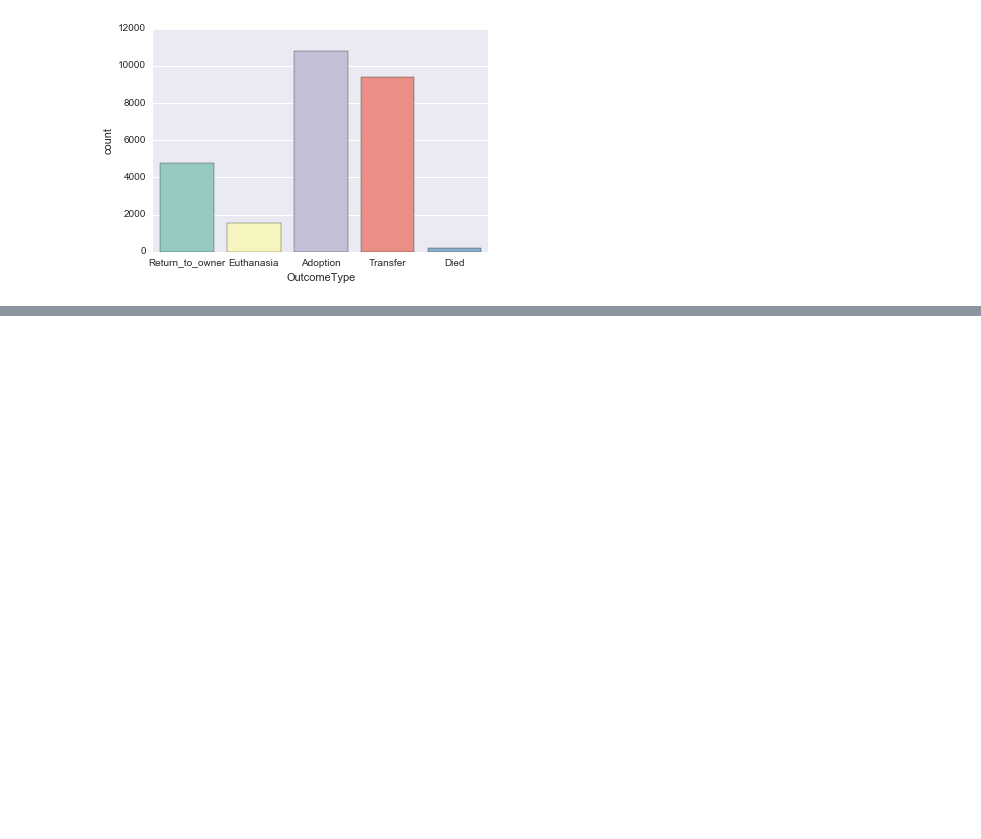
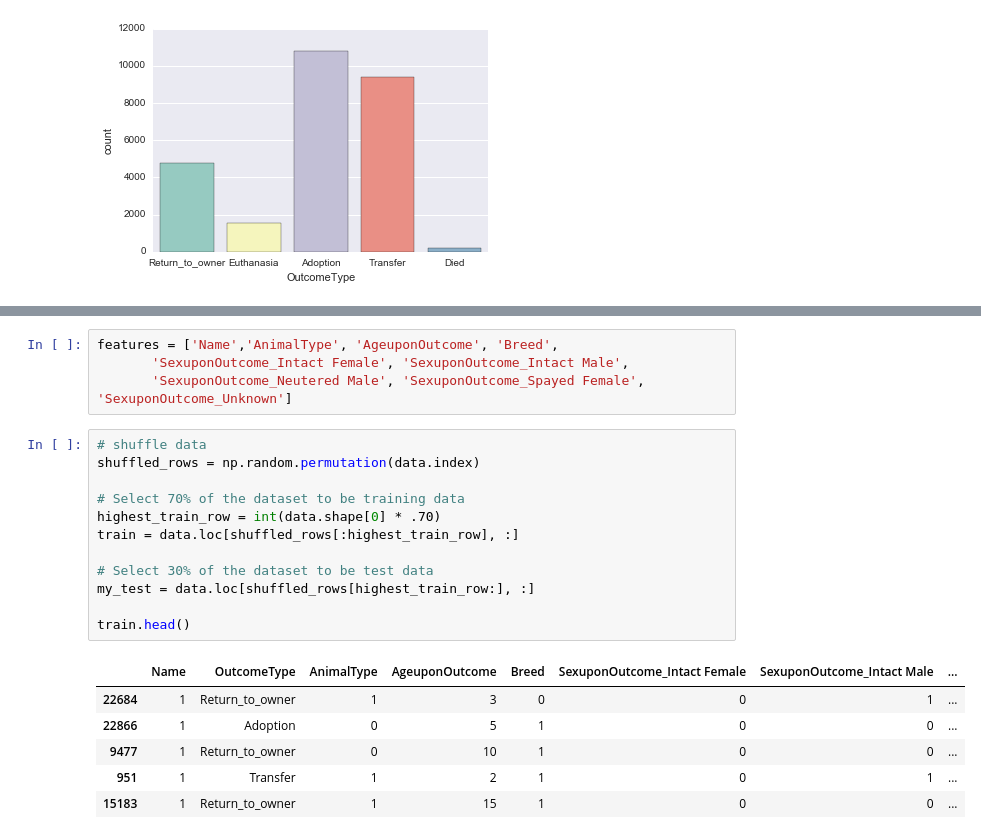
Before and after one commit to Katy-katy/Shelter-Animal-Outcomes-Machine-Learning-Python, a Jupyter notebook: shelter.ipynb, the cells around one changed output, grey strips where cells are left out. Saved outputs shown, nothing was run; the diff lists cells and outputs as text; blank space fills up the shorter version.

```diff
--- a/shelter.ipynb
+++ b/shelter.ipynb
@@ -66,0 +193,23 @@ df.head()
+# %%
+features = ['Name','AnimalType', 'AgeuponOutcome', 'Breed',
+       'SexuponOutcome_Intact Female', 'SexuponOutcome_Intact Male',
+       'SexuponOutcome_Neutered Male', 'SexuponOutcome_Spayed Female', 'SexuponOutcome_Unknown']
+# %%
+# shuffle data
+shuffled_rows = np.random.permutation(data.index)
+
+# Select 70% of the dataset to be training data
+highest_train_row = int(data.shape[0] * .70)
+train = data.loc[shuffled_rows[:highest_train_row], :]
+
+# Select 30% of the dataset to be test data
+my_test = data.loc[shuffled_rows[highest_train_row:], :]
+
+train.head()
+# %% [output]
+|  | Name | OutcomeType | AnimalType | AgeuponOutcome | Breed | SexuponOutcome_Intact Female | SexuponOutcome_Intact Male | ... |
+| 22684 | 1 | Return_to_owner | 1 | 3 | 0 | 0 | 1 | ... |
+| 22866 | 1 | Adoption | 0 | 5 | 1 | 0 | 0 | ... |
+| 9477 | 1 | Return_to_owner | 0 | 10 | 1 | 0 | 0 | ... |
+| 951 | 1 | Transfer | 1 | 2 | 1 | 0 | 1 | ... |
+| 15183 | 1 | Return_to_owner | 1 | 15 | 1 | 0 | 0 | ... |
```
Also changed, not shown: parts of 44 cells of this notebook.
